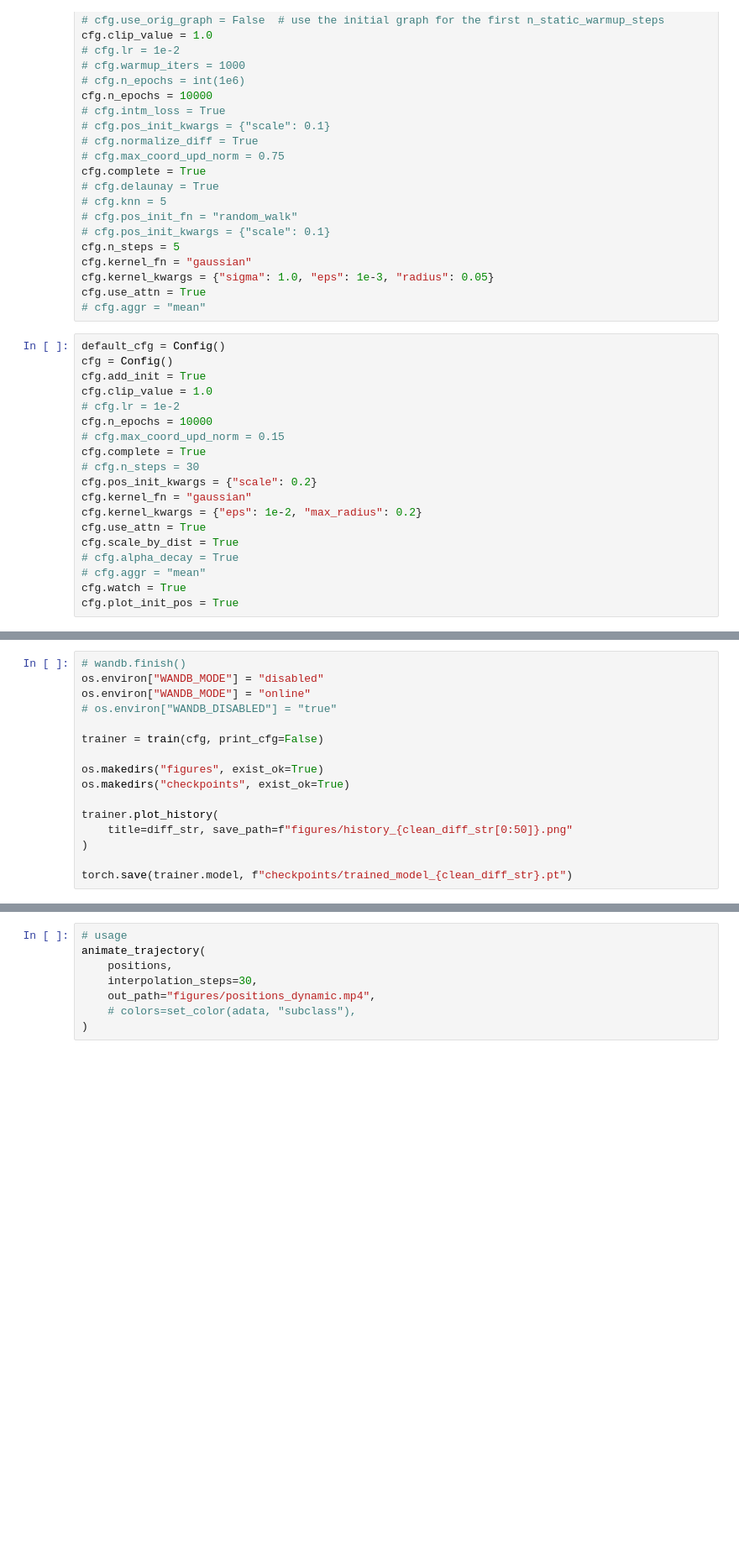
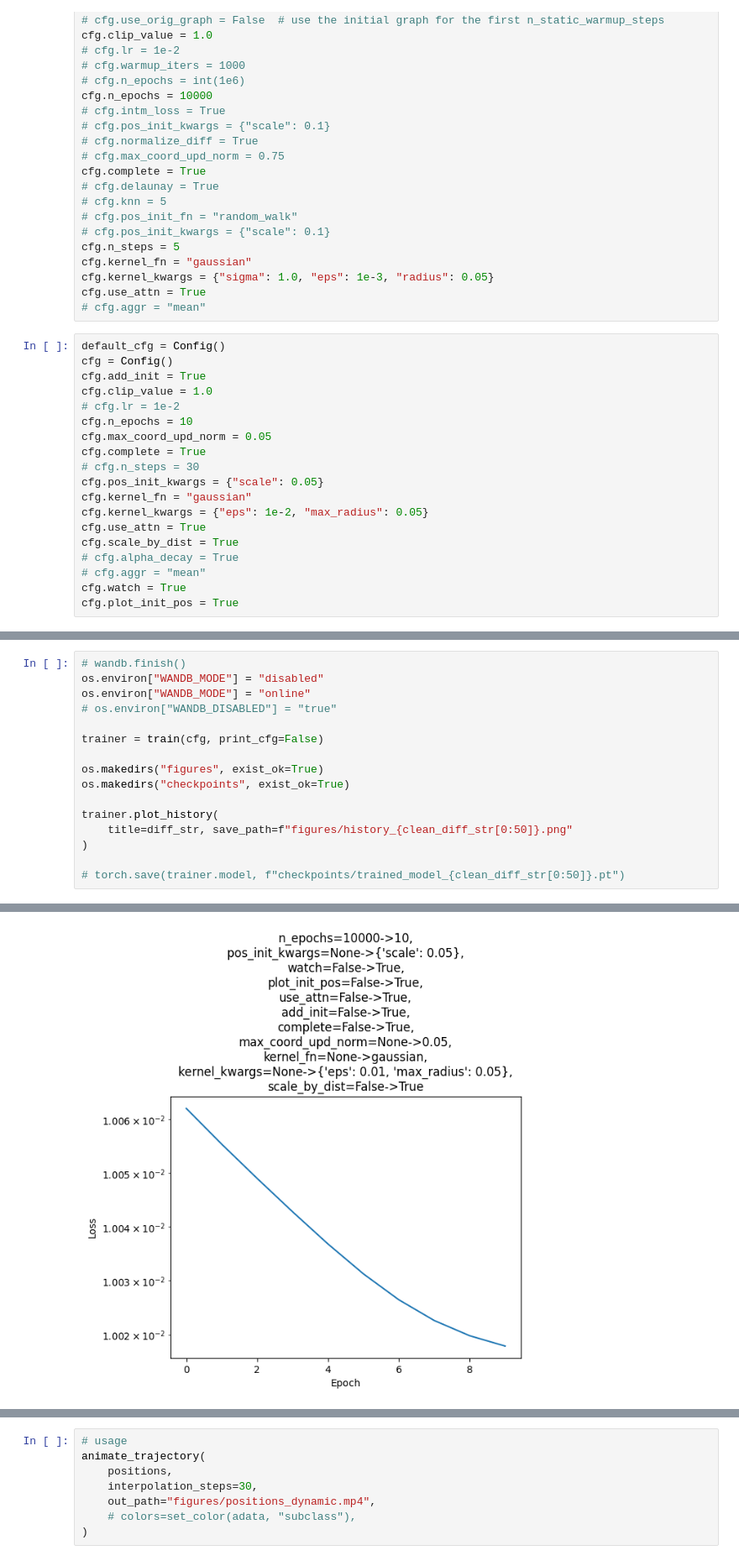
Before and after one commit to dschaub95/spatialnca, a Jupyter notebook: notebooks/train.ipynb, the cells around one changed output, grey strips where cells are left out. Shown at 84% size. Drawn from its saved outputs; the diff is of its cells as text; blank space fills up the shorter version.

```diff
--- a/notebooks/train.ipynb
+++ b/notebooks/train.ipynb
@@ -66,13 +66,13 @@ cfg = Config()
 cfg.add_init = True
 cfg.clip_value = 1.0
 # cfg.lr = 1e-2
-cfg.n_epochs = 10000
-# cfg.max_coord_upd_norm = 0.15
+cfg.n_epochs = 10
+cfg.max_coord_upd_norm = 0.05
 cfg.complete = True
 # cfg.n_steps = 30
-cfg.pos_init_kwargs = {"scale": 0.2}
+cfg.pos_init_kwargs = {"scale": 0.05}
 cfg.kernel_fn = "gaussian"
-cfg.kernel_kwargs = {"eps": 1e-2, "max_radius": 0.2}
+cfg.kernel_kwargs = {"eps": 1e-2, "max_radius": 0.05}
 cfg.use_attn = True
 cfg.scale_by_dist = True
 # cfg.alpha_decay = True
@@ -102,4 +114,5 @@ trainer.plot_history(
     title=diff_str, save_path=f"figures/history_{clean_diff_str[0:50]}.png"
 )
 
-torch.save(trainer.model, f"checkpoints/trained_model_{clean_diff_str}.pt")
+# torch.save(trainer.model, f"checkpoints/trained_model_{clean_diff_str[0:50]}.pt")
+# %% [output]
@@ -106,3 +137,4 @@ torch.save(trainer.model, f"checkpoints/trained_model_{clean_diff_str}.pt")
+[figure, added]
 # %%
 # perform another rollout to check the result
 n_steps = cfg.n_steps
```
Also changed, not shown: parts of 4 cells of this notebook, 1 other file.
